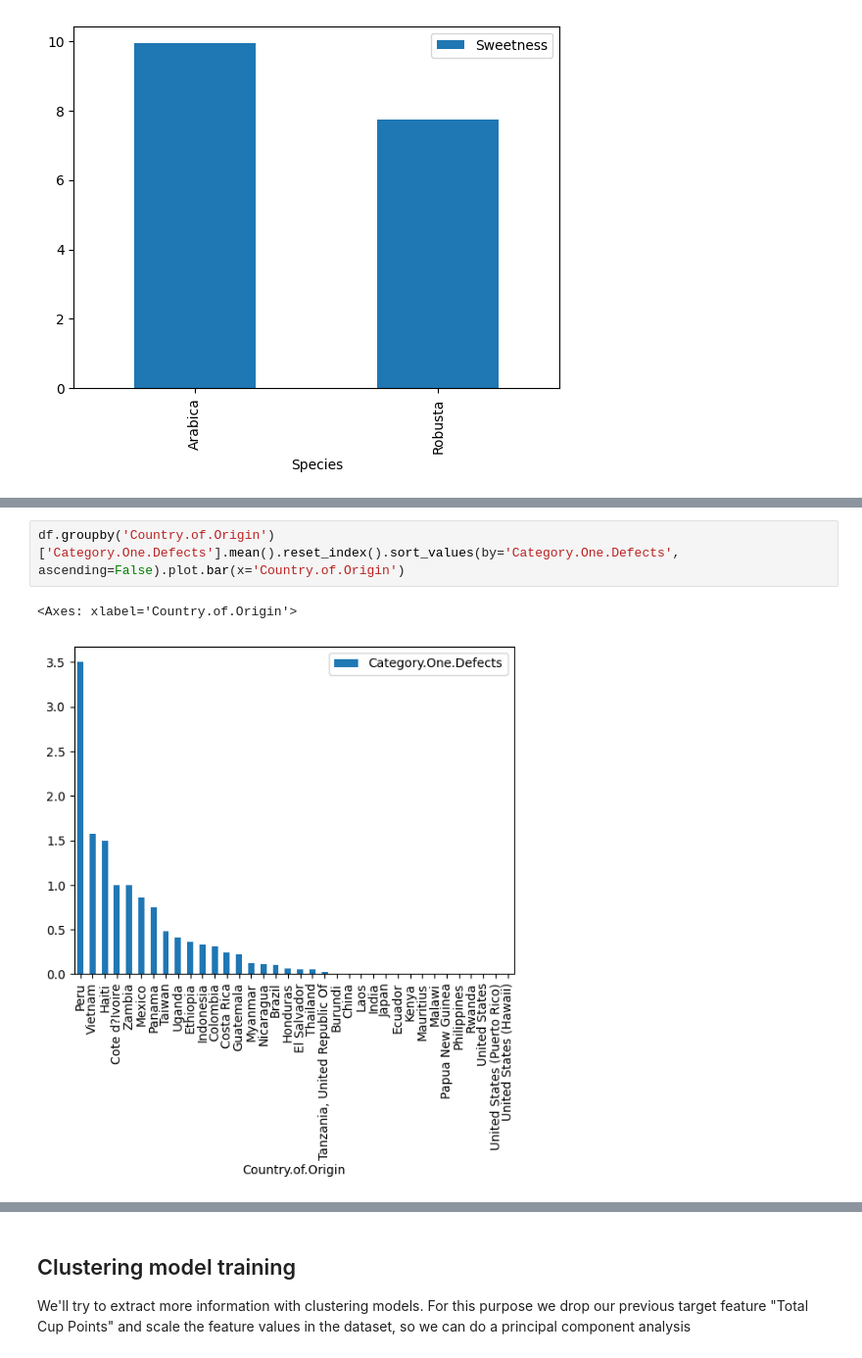
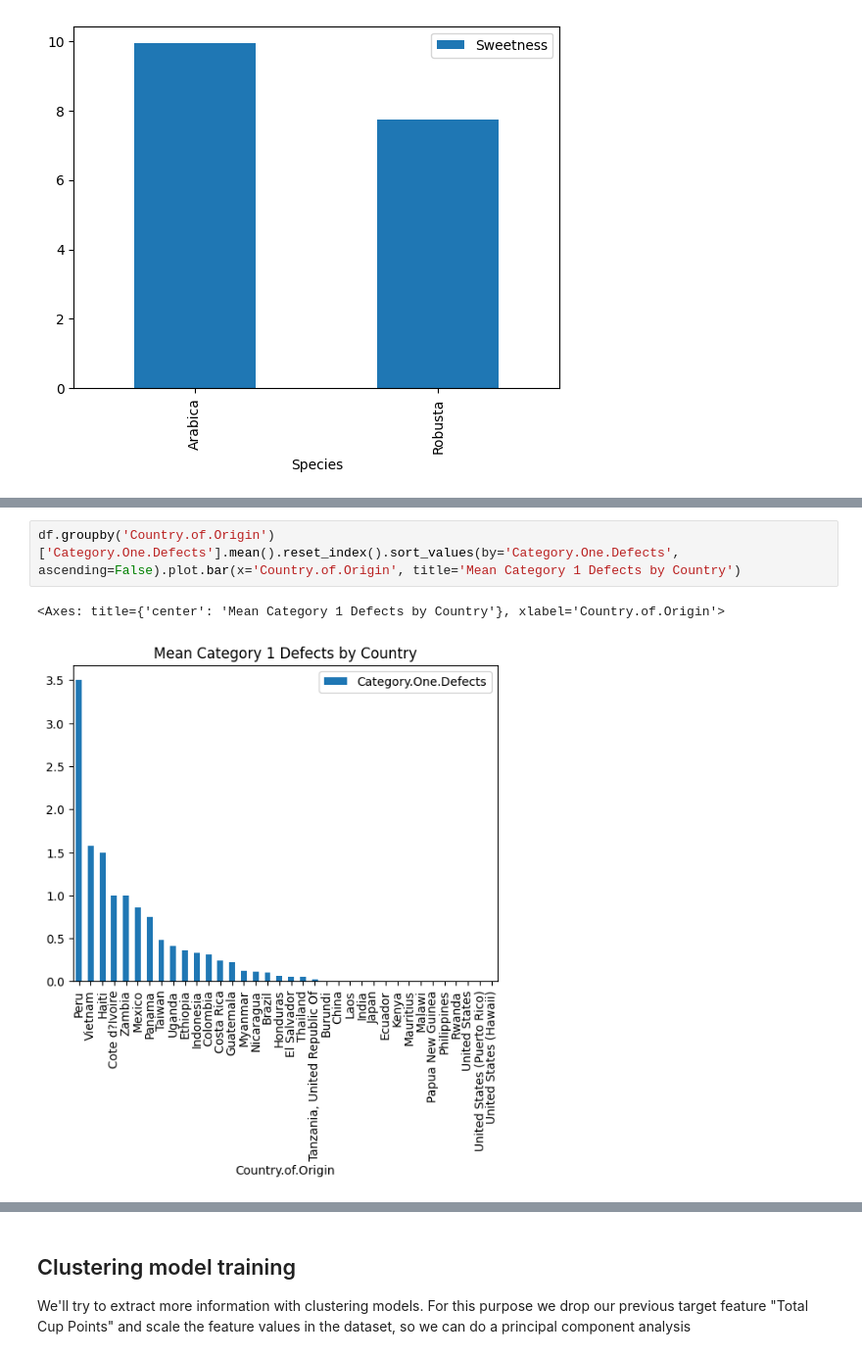
Before and after one commit to NatasjaVitoft/ML-coffee-quality, a Jupyter notebook: clustering/clustering.ipynb, the cells around one changed output, grey strips where cells are left out. Shown at 98% size. Drawn from its saved outputs; the diff is of its cells as text.

```diff
--- a/clustering/clustering.ipynb
+++ b/clustering/clustering.ipynb
@@ -251,7 +254,7 @@ df.groupby('Country.of.Origin')['Category.Two.Defects'].mean().reset_index().sor
 # %%
-df.groupby('Country.of.Origin')['Category.One.Defects'].mean().reset_index().sort_values(by='Category.One.Defects', ascending=False).plot.bar(x='Country.of.Origin')
+df.groupby('Country.of.Origin')['Category.One.Defects'].mean().reset_index().sort_values(by='Category.One.Defects', ascending=False).plot.bar(x='Country.of.Origin', title='Mean Category 1 Defects by Country')
 # %% [output]
-<Axes: xlabel='Country.of.Origin'>
+<Axes: title={'center': 'Mean Category 1 Defects by Country'}, xlabel='Country.of.Origin'>
-[figure, old version]
+[figure, new version]
 # %% [markdown]
 
```
Also changed, not shown: parts of 28 cells of this notebook, 7 other files.
